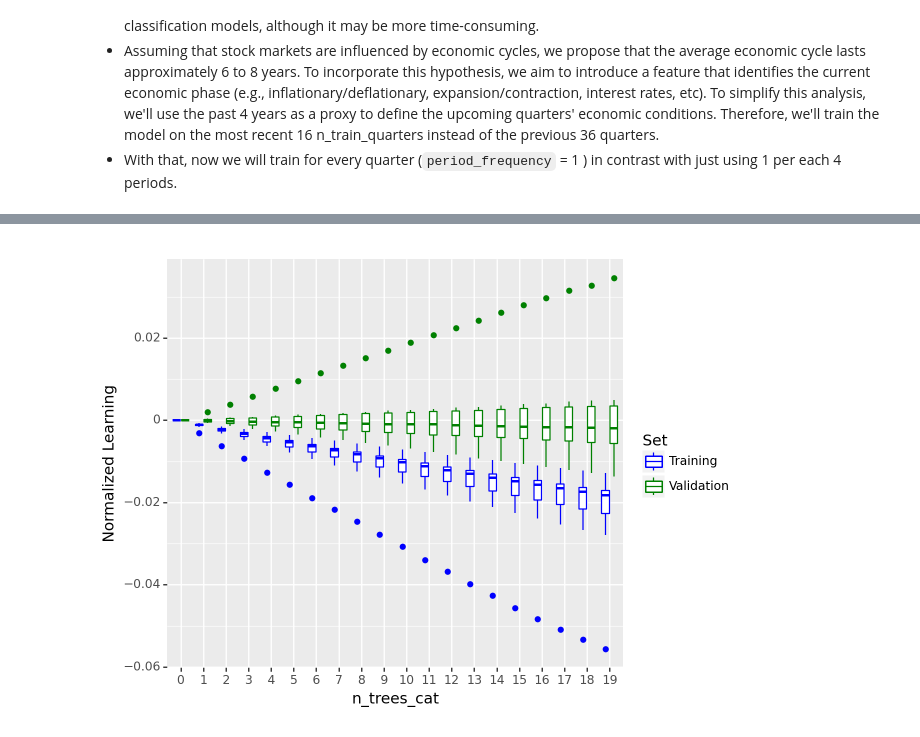
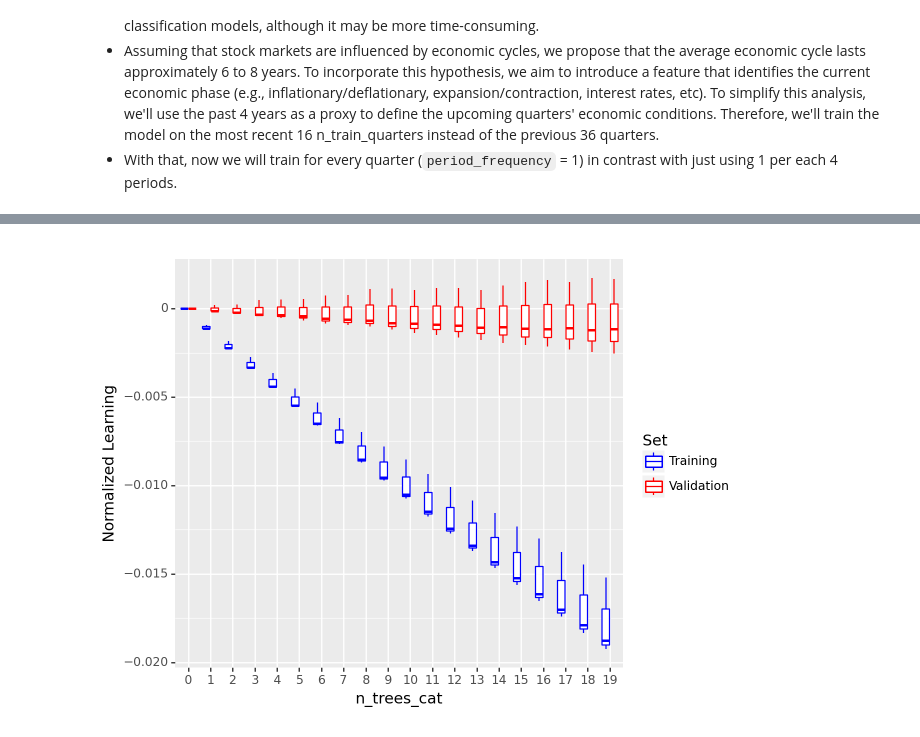
Before and after one commit to dan1dr/zrive-ds, a Jupyter notebook: src/module_5/module5.ipynb, the cells around one changed output, grey strips where cells are left out. Drawn from its saved outputs; the diff is of its cells as text; code cells hidden in the pictures.

```diff
--- a/src/module_5/module5.ipynb
+++ b/src/module_5/module5.ipynb
@@ -223,7 +231,7 @@ def train_model(train_set,test_set,params = 300):
 # %% [markdown]
 This is the function which receives an `execution_date` and splits the dataset between train and test, trains the models and evaluates the model in test. It returns a dictionary with the different evaluation metrics in train and test:
 # %%
-def run_model_for_execution_date(execution_date,all_results,all_predicted_tickers_list,all_models,n_estimators,params,include_nulls_in_test = False):
+def run_model_for_execution_date(execution_date,all_results,all_predicted_tickers_list,all_models,n_estimators,learning_rate = 0.1,path_smooth = 0, include_nulls_in_test = False):
         global train_set
         global test_set
         # split the dataset between train and test
@@ -238,7 +246,9 @@ def run_model_for_execution_date(execution_date,all_results,all_predicted_ticker
         if train_size > 0 and test_size>0:
             model, evals_result, X_train, X_test = train_model(train_set,
                                                               test_set,
-                                                              n_estimators = n_estimators, params=params)
+                                                              learning_rate,
+                                                              path_smooth,
+                                                              n_estimators)
 
             test_set['prob'] = model.predict(X_test)
             predicted_tickers = test_set.sort_values('prob', ascending = False)
@@ -259,7 +269,7 @@ all_models = {}
 
 for execution_date in execution_dates:
     print(execution_date)
-    all_results,all_predicted_tickers_list,all_models,model,X_train,X_test = run_model_for_execution_date(execution_date,all_results,all_predicted_tickers_list,all_models,n_trees,False)
+    all_results,all_predicted_tickers_list,all_models,model,X_train,X_test = run_model_for_execution_date(execution_date,all_results,all_predicted_tickers_list,all_models,n_trees,include_nulls_in_test=False)
 all_predicted_tickers = pd.concat(all_predicted_tickers_list)
 # %% [output]
 2005-06-30T00:00:00.000000000
@@ -1004,4 +1009,5 @@ Having said that, let's do some quick adjustments and will re-compute all the me
 # %%
+
 def get_columns_to_remove():
     columns_to_remove = [
                          "date",
@@ -1029,18 +1035,7 @@ def clean_data(df):
     df.replace([np.inf, -np.inf], np.nan, inplace=True)
     df.ffill(inplace=True)
 
-def train_model(train_set: pd.DataFrame, test_set: pd.DataFrame, params: Dict) -> Tuple[xgb.XGBClassifier, Dict, pd.DataFrame, pd.DataFrame, pd.DataFrame]:
-    """
-    Trains the XGBoost model and computes feature importance.
-
-    Parameters:
-    - train_set (pd.DataFrame): Training dataset.
-    - test_set (pd.DataFrame): Testing dataset.
-    - params (Dict): Parameters for the XGBoost model.
-
-    Returns:
-    - Tuple[xgb.XGBClassifier, Dict, pd.DataFrame, pd.DataFrame, pd.DataFrame]: Trained model, evaluation results, training features, testing features, feature importance dataframe.
-    """
+def train_model(train_set, test_set, params, n_estimators=300, path_smooth=None):
     columns_to_remove = get_columns_to_remove()
 
     X_train = train_set.drop(columns=columns_to_remove, errors="ignore")
@@ -1049,8 +1044,20 @@ def train_model(train_set: pd.DataFrame, test_set: pd.DataFrame, params: Dict) -
     y_train = train_set["target"]
     y_test = test_set["target"]
 
+    def custom_eval_metric(preds, train_data):
+        top_dataset = get_top_tickers_per_prob(preds)
+        weighted_return = get_weighted_performance_of_stocks(top_dataset, "diff_ch_sp500")
+        return 'custom_eval_metric', weighted_return
+
+    # Initialize the model with custom eval_metric and other parameters
     clf = xgb.XGBClassifier(**params)
-    model = clf.fit(X_train, y_train, eval_set=[(X_train, y_train), (X_test, y_test)], verbose=False)
+
+    model = clf.fit(
+        X_train, y_train,
+        eval_set=[(X_train, y_train), (X_test, y_test)],
+        eval_metric=custom_eval_metric,  # Use the custom evaluation function
+        verbose=False
+    )
 
     # Compute feature importance
     pi = permutation_importance(model, X_test, y_test, n_repeats=20, random_state=0)
@@ -1110,12 +1117,11 @@ params = {
     "learning_rate": 0.01,
     "reg_lambda": 0.3,
     "objective": 'binary:logistic',
-    "eval_metric": 'logloss',
     "missing": np.nan,
 }
 
 n_train_quarters = 16
-period_frequency = 1
+period_frequency = 16
 
 all_results = {}
 all_predicted_tickers_list = []
@@ -1200,32 +1193,32 @@ def compute_learning_rate(set_: str, all_results: dict) -> pd.DataFrame:
 
 learning_rates_train = compute_learning_rate('validation_0', all_results)
 learning_rates_test = compute_learning_rate('validation_1', all_results)
 
 # Filter for n_trees <= 20
 learning_rates_train = learning_rates_train[learning_rates_train['n_trees'] <= 20]
 learning_rates_test = learning_rates_test[learning_rates_test['n_trees'] <= 20]
 
 # Convert 'n_trees' to a categorical variable for better plotting
 learning_rates_train = learning_rates_train[['n_trees', 'normalized_learning_validation_0', 'execution_date']]
 learning_rates_test = learning_rates_test[['n_trees', 'normalized_learning_validation_1', 'execution_date']]
 
 # Rename columns for merging
 learning_rates_train.rename(columns={'normalized_learning_validation_0': 'Normalized Learning'}, inplace=True)
 learning_rates_test.rename(columns={'normalized_learning_validation_1': 'Normalized Learning'}, inplace=True)
 
 learning_rates_train['Set'] = 'Training'
 learning_rates_test['Set'] = 'Validation'
 
 learning_rates_combined = pd.concat([learning_rates_train, learning_rates_test])
 
 
 learning_rates_combined['n_trees_cat'] = pd.Categorical(learning_rates_combined['n_trees'], categories=sorted(learning_rates_combined['n_trees'].unique()))
 
 # Plotting
 plot = ggplot(learning_rates_combined, aes(x='n_trees_cat', y='Normalized Learning', color='Set')) + \
        geom_boxplot() + \
-       scale_color_manual(values=["blue", "green"])
+       scale_color_manual(values=["blue", "red"])
 
 print(plot)
 # %% [output]
-[figure, old version]
+[figure, new version]
```
Also changed, not shown: parts of 26 cells of this notebook.
